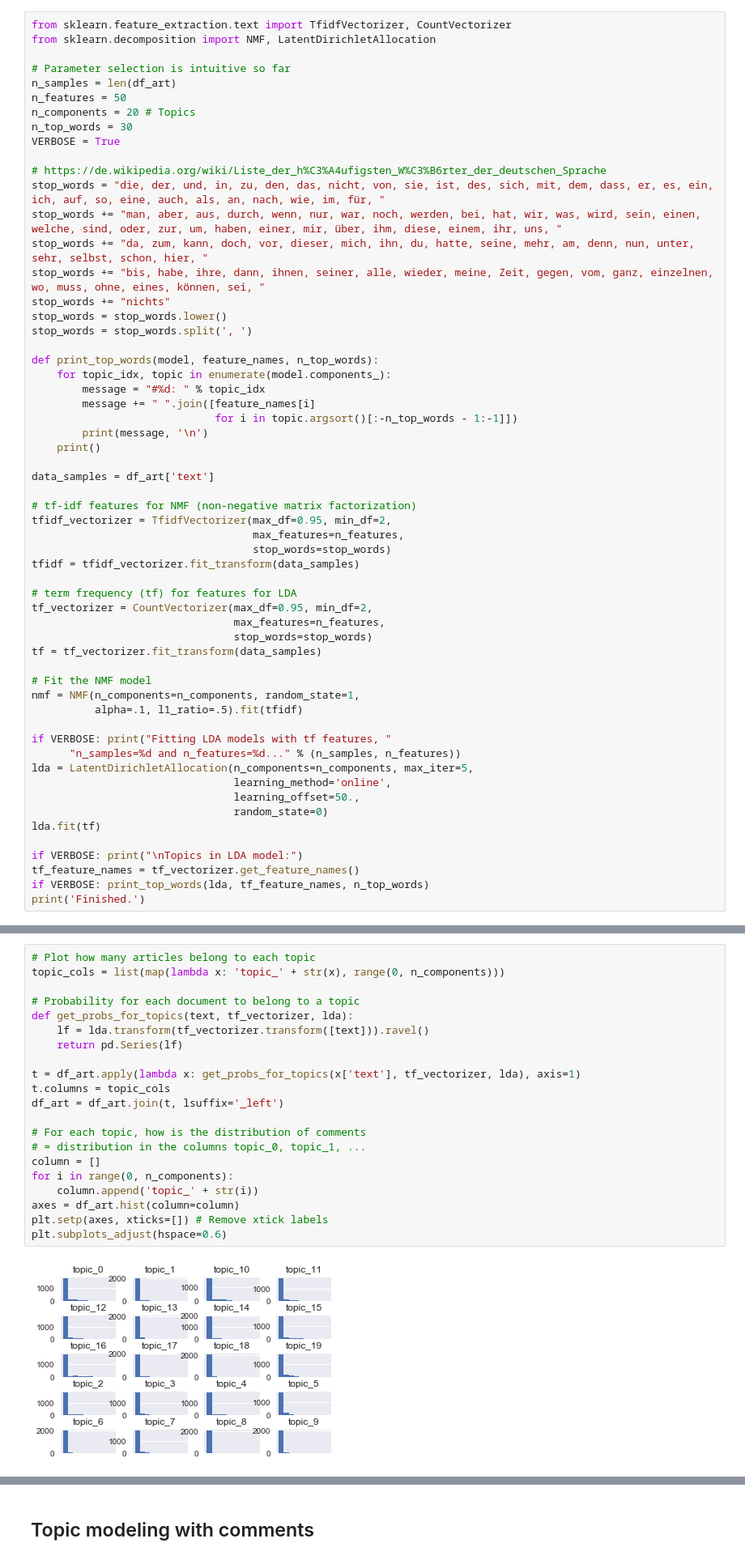
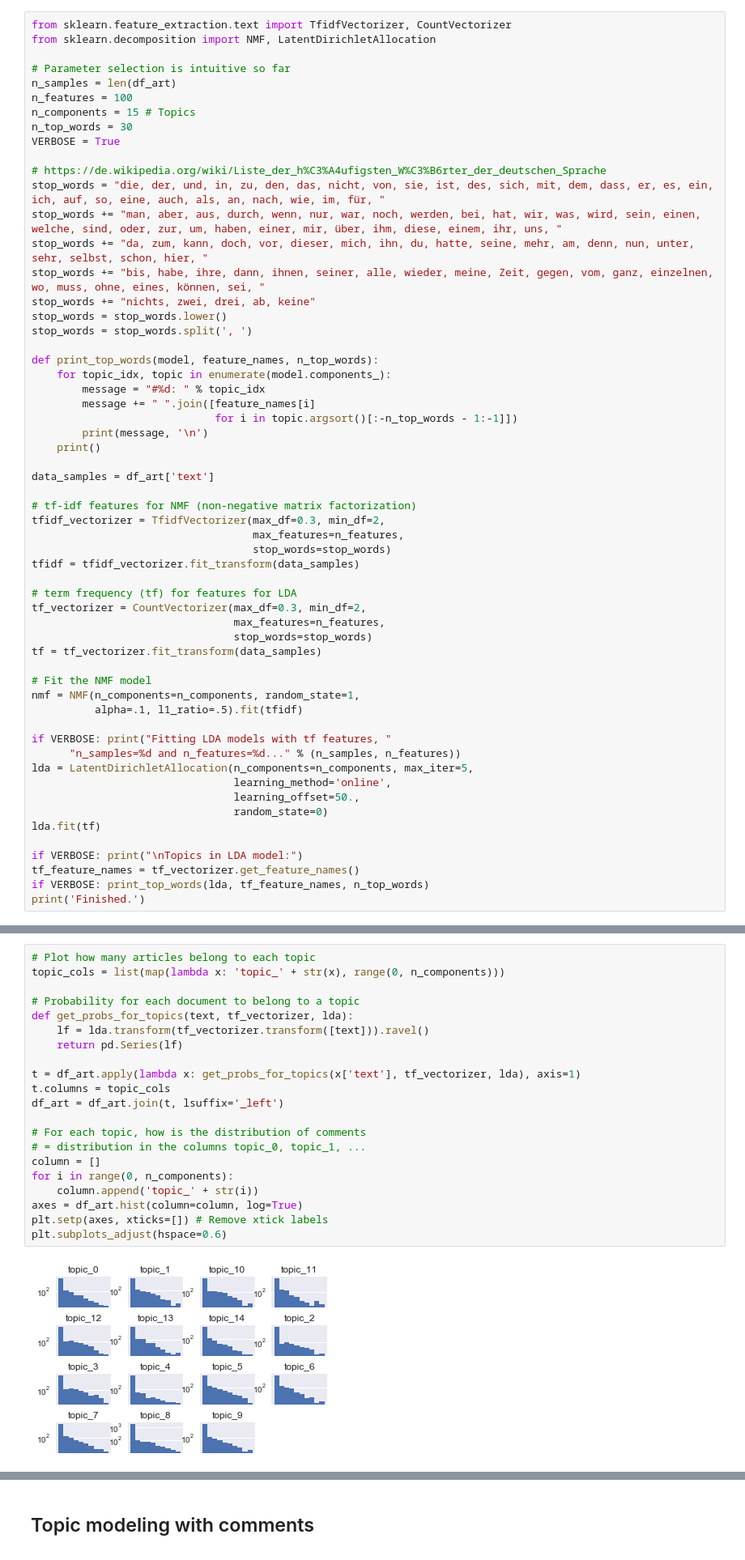
Before and after one commit to fdelia/bots, a Jupyter notebook: 4_topic_modeling.ipynb, the cells around one changed output, grey strips where cells are left out. Shown at 81% size. Cells and saved outputs as stored; diff of their text form.

```diff
--- a/4_topic_modeling.ipynb
+++ b/4_topic_modeling.ipynb
@@ -84,8 +86,8 @@ from sklearn.decomposition import NMF, LatentDirichletAllocation
 
 # Parameter selection is intuitive so far
 n_samples = len(df_art)
-n_features = 50
-n_components = 20 # Topics
+n_features = 100
+n_components = 15 # Topics
 n_top_words = 30
 VERBOSE = True
 
@@ -94,7 +96,7 @@ stop_words = "die, der, und, in, zu, den, das, nicht, von, sie, ist, des, sich,
 stop_words += "man, aber, aus, durch, wenn, nur, war, noch, werden, bei, hat, wir, was, wird, sein, einen, welche, sind, oder, zur, um, haben, einer, mir, über, ihm, diese, einem, ihr, uns, "
 stop_words += "da, zum, kann, doch, vor, dieser, mich, ihn, du, hatte, seine, mehr, am, denn, nun, unter, sehr, selbst, schon, hier, "
 stop_words += "bis, habe, ihre, dann, ihnen, seiner, alle, wieder, meine, Zeit, gegen, vom, ganz, einzelnen, wo, muss, ohne, eines, können, sei, "
-stop_words += "nichts"
+stop_words += "nichts, zwei, drei, ab, keine"
 stop_words = stop_words.lower()
 stop_words = stop_words.split(', ')
 
@@ -109,13 +111,13 @@ def print_top_words(model, feature_names, n_top_words):
 data_samples = df_art['text']
 
 # tf-idf features for NMF (non-negative matrix factorization)
-tfidf_vectorizer = TfidfVectorizer(max_df=0.95, min_df=2,
+tfidf_vectorizer = TfidfVectorizer(max_df=0.3, min_df=2,
                                    max_features=n_features,
                                    stop_words=stop_words)
 tfidf = tfidf_vectorizer.fit_transform(data_samples)
 
 # term frequency (tf) for features for LDA
-tf_vectorizer = CountVectorizer(max_df=0.95, min_df=2,
+tf_vectorizer = CountVectorizer(max_df=0.3, min_df=2,
                                 max_features=n_features,
                                 stop_words=stop_words)
 tf = tf_vectorizer.fit_transform(data_samples)
@@ -157,23 +159,23 @@ Finished.
 # %%
 # Plot how many articles belong to each topic
 topic_cols = list(map(lambda x: 'topic_' + str(x), range(0, n_components)))
 
 # Probability for each document to belong to a topic
 def get_probs_for_topics(text, tf_vectorizer, lda):
     lf = lda.transform(tf_vectorizer.transform([text])).ravel()
     return pd.Series(lf)
 
 t = df_art.apply(lambda x: get_probs_for_topics(x['text'], tf_vectorizer, lda), axis=1)
 t.columns = topic_cols
 df_art = df_art.join(t, lsuffix='_left')
 
 # For each topic, how is the distribution of comments
 # = distribution in the columns topic_0, topic_1, ...
 column = []
 for i in range(0, n_components):
     column.append('topic_' + str(i))
-axes = df_art.hist(column=column)
+axes = df_art.hist(column=column, log=True)
 plt.setp(axes, xticks=[]) # Remove xtick labels
 plt.subplots_adjust(hspace=0.6)
 # %% [output]
-[figure, old version]
+[figure, new version]
```
Also changed, not shown: parts of 10 cells of this notebook.
